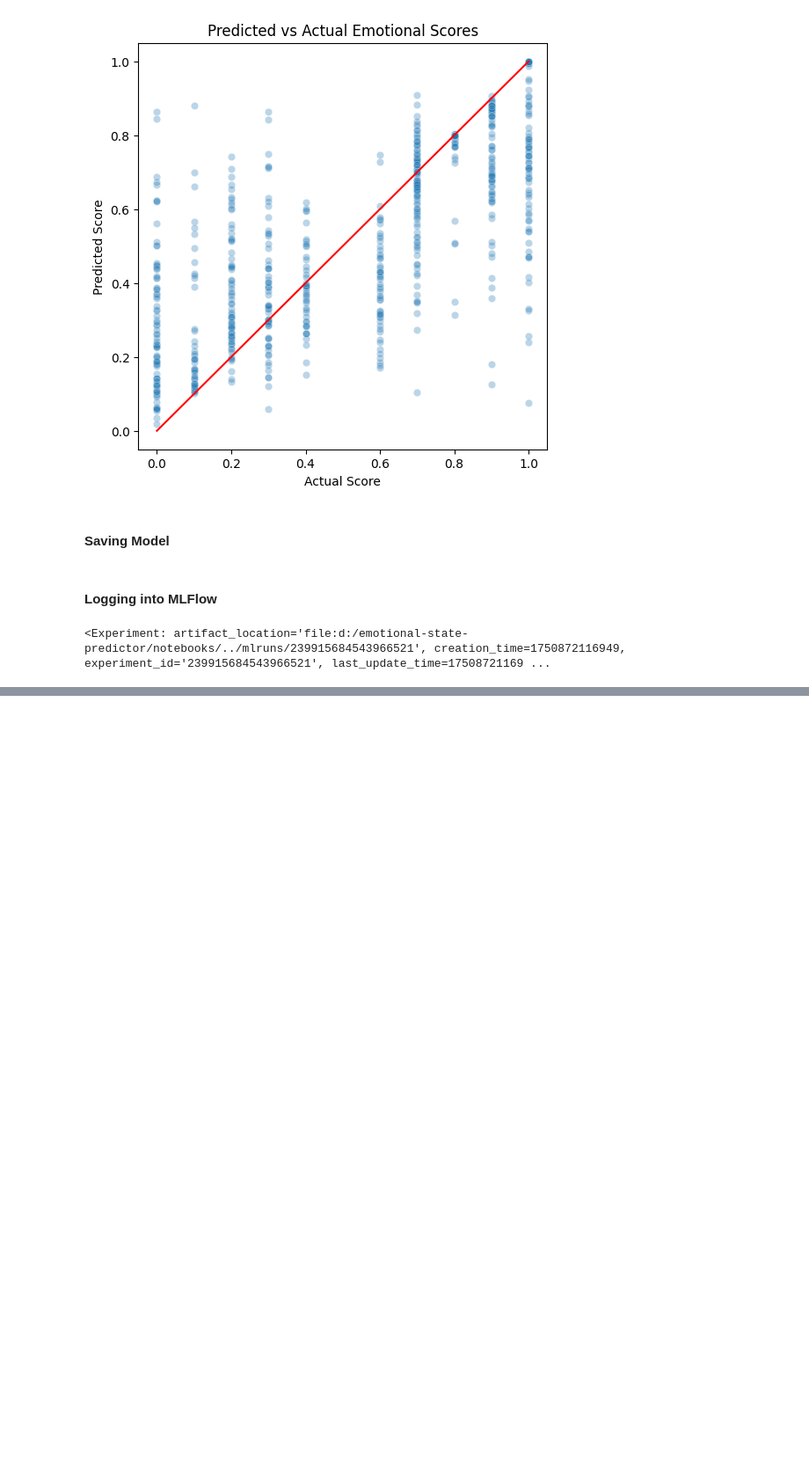
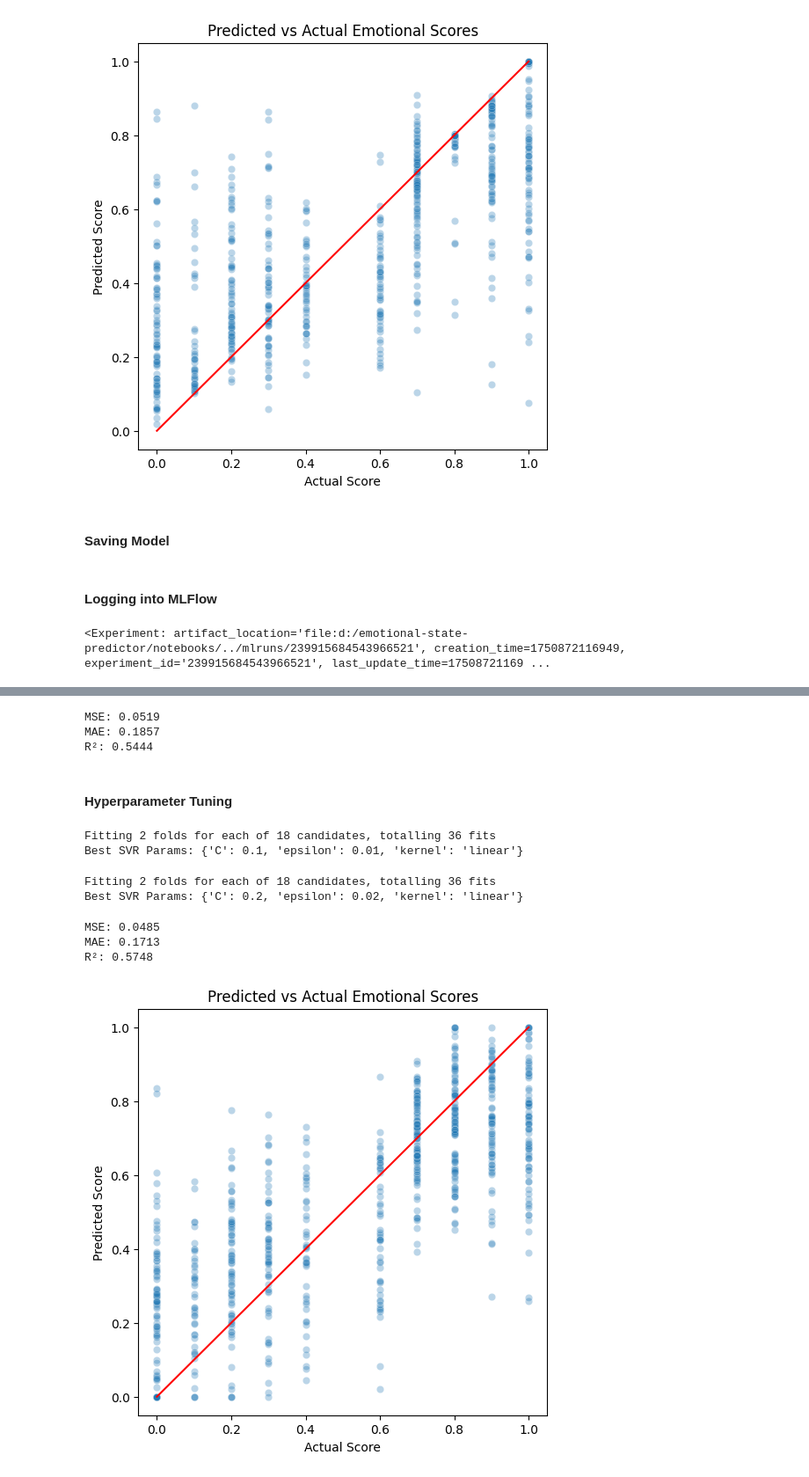
Before and after one commit to BishanKD/emotional-state-prediction, a Jupyter notebook: notebooks/model.ipynb, the cells around one changed output, grey strips where cells are left out. Shown: that part at 88% size. Drawn from its saved outputs; the diff is of its cells as text; code cells hidden in the pictures; blank space fills up the shorter version.

```diff
--- a/notebooks/model.ipynb
+++ b/notebooks/model.ipynb
@@ -201,0 +207,71 @@ with mlflow.start_run(run_name="TFIDF + Ridge Regression"):
+# %%
+svr = SVR()
+
+svr.fit(X_train_vec, y_train)
+y_pred_svr = svr.predict(X_test_vec)
+# %%
+print_scores(y_test, y_pred_svr)
+# %% [output]
+MSE: 0.0519
+MAE: 0.1857
+R²: 0.5444
+# %% [markdown]
+#### Hyperparameter Tuning
+# %%
+param_grid_svr = {
+    'kernel': ['linear', 'rbf'],
+    'C': [0.1, 1, 10],
+    'epsilon': [0.01, 0.1, 0.2]
+}
+
+grid_svr = GridSearchCV(
+    estimator=svr,
+    param_grid=param_grid_svr,
+    scoring='neg_mean_squared_error',
+    cv=2,
+    verbose=1,
+    n_jobs=-1
+)
+
+grid_svr.fit(X_train_vec, y_train)
+
+print("Best SVR Params:", grid_svr.best_params_)
+# %% [output]
+Fitting 2 folds for each of 18 candidates, totalling 36 fits
+Best SVR Params: {'C': 0.1, 'epsilon': 0.01, 'kernel': 'linear'}
+# %%
+param_grid_svr = {
+    'kernel': ['linear', 'rbf'],
+    'C': [0.05, 0.1, 0.2],
+    'epsilon': [0.005, 0.01, 0.02]
+}
+
+grid_svr = GridSearchCV(
+    estimator=svr,
+    param_grid=param_grid_svr,
+    scoring='neg_mean_squared_error',
+    cv=2,
+    verbose=1,
+    n_jobs=-1
+)
+
+grid_svr.fit(X_train_vec, y_train)
+
+print("Best SVR Params:", grid_svr.best_params_)
+# %% [output]
+Fitting 2 folds for each of 18 candidates, totalling 36 fits
+Best SVR Params: {'C': 0.2, 'epsilon': 0.02, 'kernel': 'linear'}
+# %%
+best_svr = grid_svr.best_estimator_
+y_pred_svr_tuned = best_svr.predict(X_test_vec)
+y_pred_svr_tuned = y_pred_svr_tuned.clip(0.0, 1.0)
+
+print_scores(y_test, y_pred_svr_tuned)
+# %% [output]
+MSE: 0.0485
+MAE: 0.1713
+R²: 0.5748
+# %%
+plot_preds(y_test, y_pred_svr_tuned)
+# %% [output]
+[figure, added]
```
Also changed, not shown: parts of 4 cells of this notebook, 3 other files.
